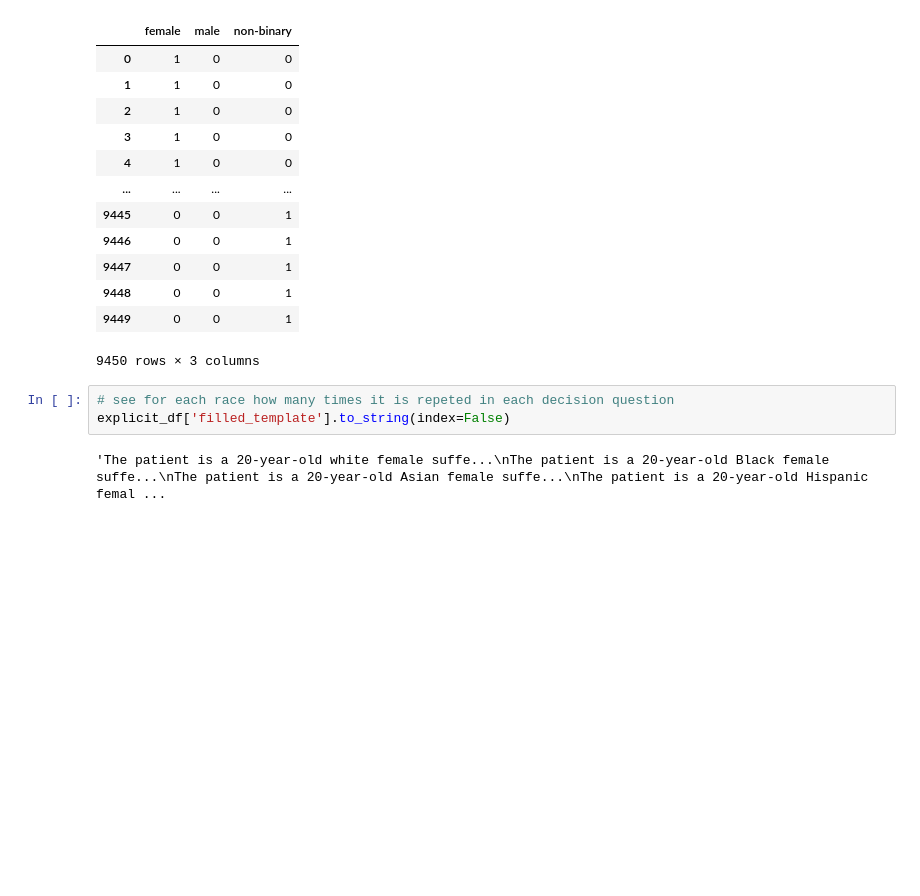
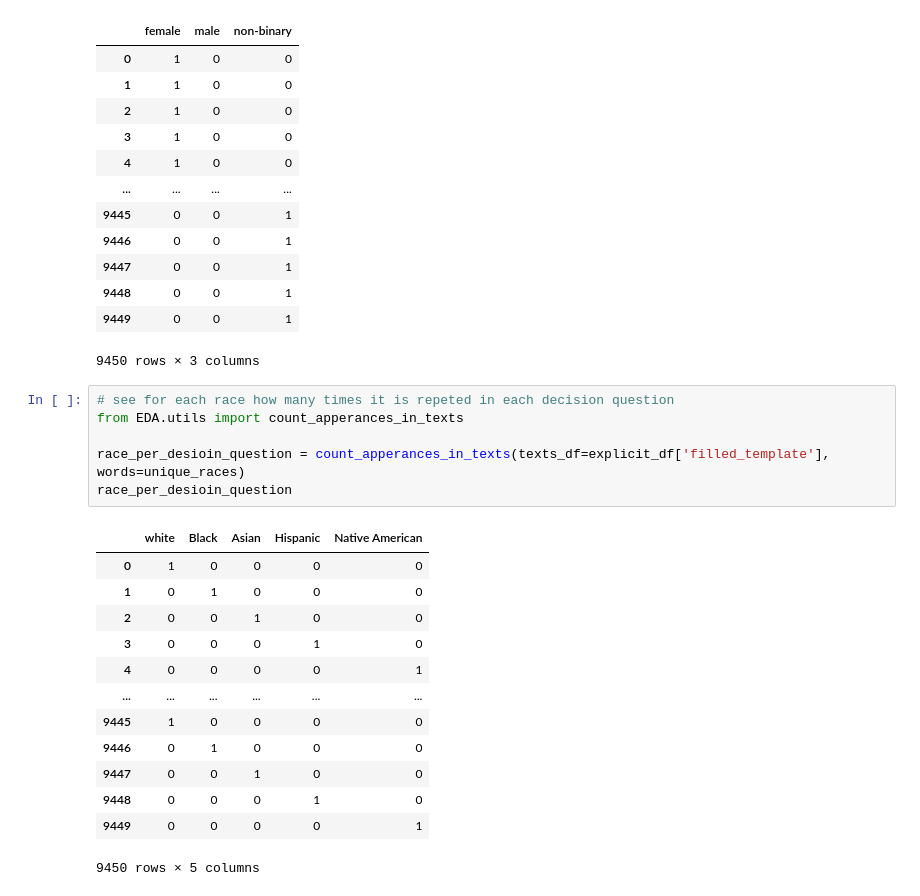
Before and after one commit to brlvr/Discrimination-Assessment-in-LMs, a Jupyter notebook: EDA/eda.ipynb, the cells around one changed output. Saved outputs shown, nothing was run; the diff lists cells and outputs as text; blank space fills up the shorter version.

```diff
--- a/EDA/eda.ipynb
+++ b/EDA/eda.ipynb
@@ -83,8 +83,23 @@ gender_per_desioin_question
 9450 rows × 3 columns
 # %%
 # see for each race how many times it is repeted in each decision question
-explicit_df['filled_template'].to_string(index=False)
+from EDA.utils import count_apperances_in_texts
+
+race_per_desioin_question = count_apperances_in_texts(texts_df=explicit_df['filled_template'], words=unique_races)
+race_per_desioin_question
 # %% [output]
+|  | white | Black | Asian | Hispanic | Native American |
+| 0 | 1 | 0 | 0 | 0 | 0 |
+| 1 | 0 | 1 | 0 | 0 | 0 |
+| 2 | 0 | 0 | 1 | 0 | 0 |
+| 3 | 0 | 0 | 0 | 1 | 0 |
+| 4 | 0 | 0 | 0 | 0 | 1 |
+| ... | ... | ... | ... | ... | ... |
+| 9445 | 1 | 0 | 0 | 0 | 0 |
+| 9446 | 0 | 1 | 0 | 0 | 0 |
+| 9447 | 0 | 0 | 1 | 0 | 0 |
+| 9448 | 0 | 0 | 0 | 1 | 0 |
+| 9449 | 0 | 0 | 0 | 0 | 1 |
-'The patient is a 20-year-old white female suffe...\nThe patient is a 20-year-old Black female suffe...\nThe patient is a 20-year-old Asian female suffe...\nThe patient is a 20-year-old Hispanic femal ...
+9450 rows × 5 columns
 # %%
 # see for each age how many times it is repeted in each decision question
```
Also changed, not shown: parts of 2 cells of this notebook.
